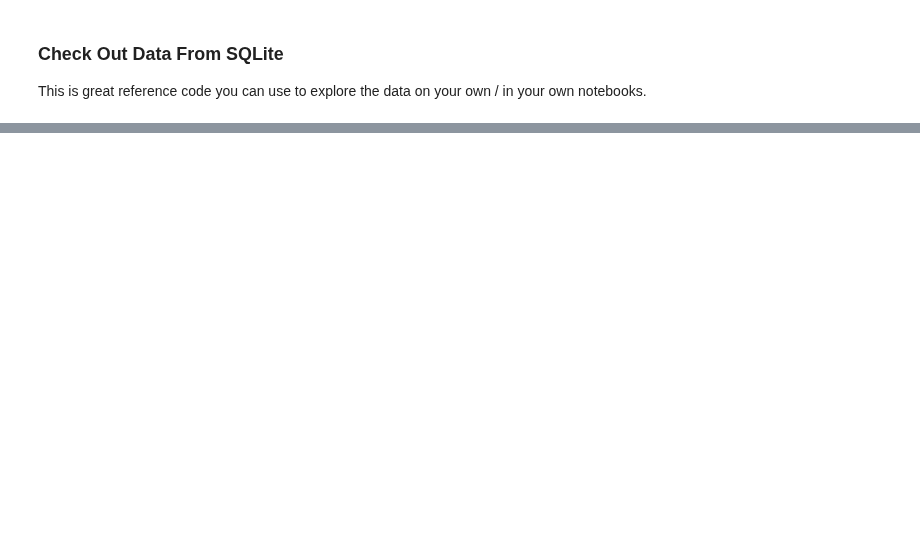
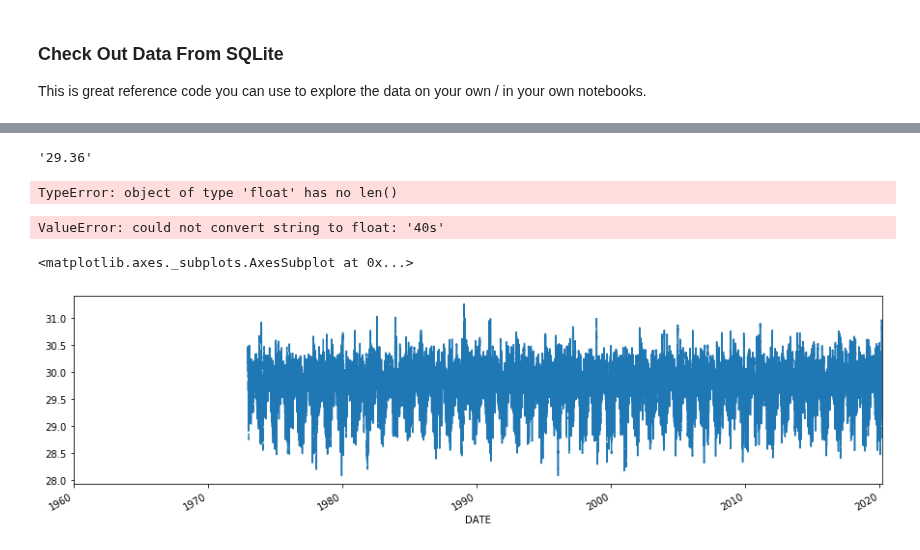
Before and after one commit to howweirdistheweather/weather_app, a Jupyter notebook: notebooks/01-dy-historical-csv-to-sql.ipynb, the cells around one changed output, grey strips where cells are left out. Drawn from its saved outputs; the diff is of its cells as text; code cells hidden in the pictures; blank space fills up the shorter version.

```diff
--- a/notebooks/01-dy-historical-csv-to-sql.ipynb
+++ b/notebooks/01-dy-historical-csv-to-sql.ipynb
@@ -400,0 +459,20 @@ homer
+# %%
+homer['HourlyAltimeterSetting'].iloc[0]
+# %% [output]
+'29.36'
+# %%
+to_clean = ["HourlyDewPointTemperature", "HourlyAltimeterSetting"]
+
+homer['HourlyDewPointTemperature'] = homer['HourlyDewPointTemperature'].map(lambda n: float(n.replace("s", "")) if n and len(n) else np.nan)
+# %% [output]
+TypeError: object of type 'float' has no len()
+# %%
+homer['HourlyDewPointTemperature'].astype(float)
+# %% [output]
+ValueError: could not convert string to float: '40s'
+# %%
+homer['DATE'] = pd.to_datetime(homer['DATE'])
+homer.set_index("DATE")['HourlyAltimeterSetting'].plot(figsize = (15, 4))
+# %% [output]
+<matplotlib.axes._subplots.AxesSubplot at 0x...>
+[figure, added]
```
Also changed, not shown: parts of 12 cells of this notebook.
